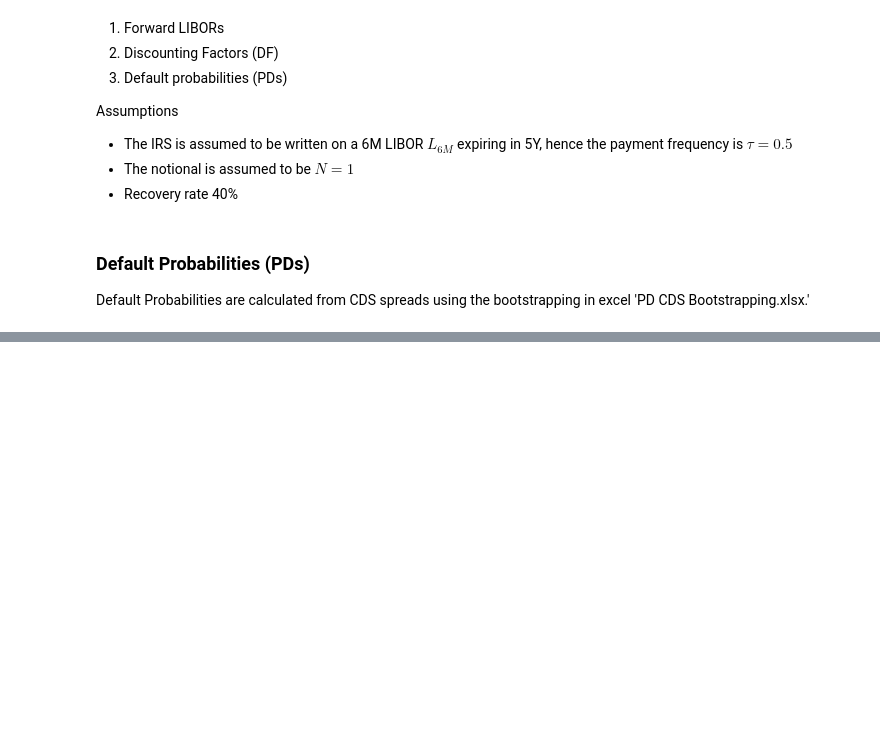
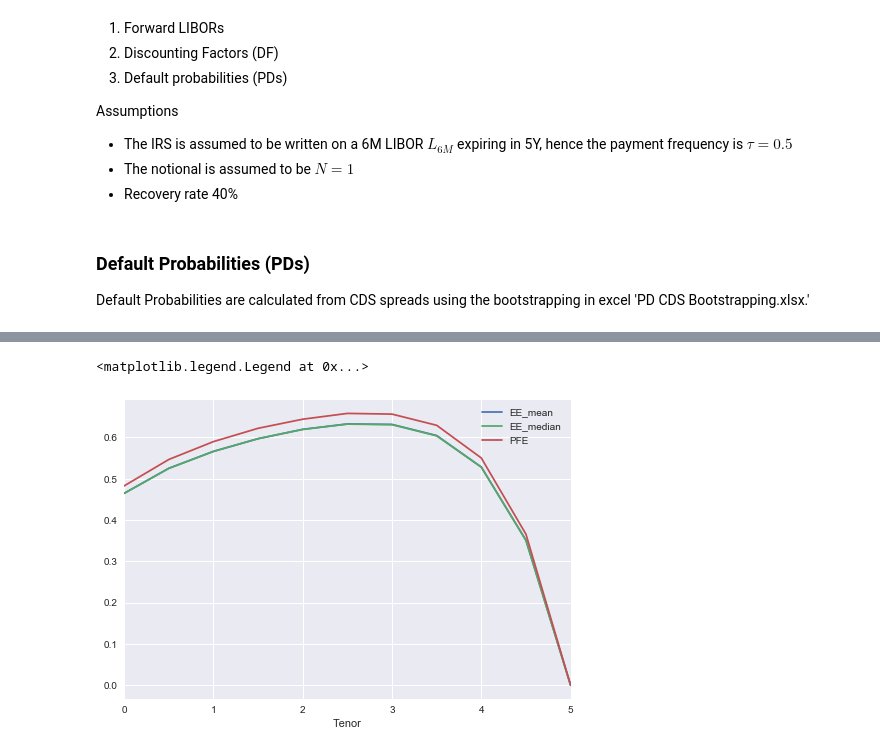
Before and after one commit to anchalsri82/Python, a Jupyter notebook: CVA/CVA.ipynb, the cells around one changed output, grey strips where cells are left out. Saved outputs shown, nothing was run; the diff lists cells and outputs as text; code cells hidden in the pictures; blank space fills up the shorter version.

```diff
--- a/CVA/CVA.ipynb
+++ b/CVA/CVA.ipynb
@@ -94,0 +312,8 @@ IFrame("PCA_Chart.pdf", width=600, height=450)
+# %%
+EE_plus_mean.plot(label="EE_mean")
+EE_plus_median.plot(label="EE_median")
+PFE_plus.plot(label="PFE")
+plt.legend()
+# %% [output]
+<matplotlib.legend.Legend at 0x...>
+[figure, added]
```
Also changed, not shown: parts of 20 cells of this notebook, 11 other files.
